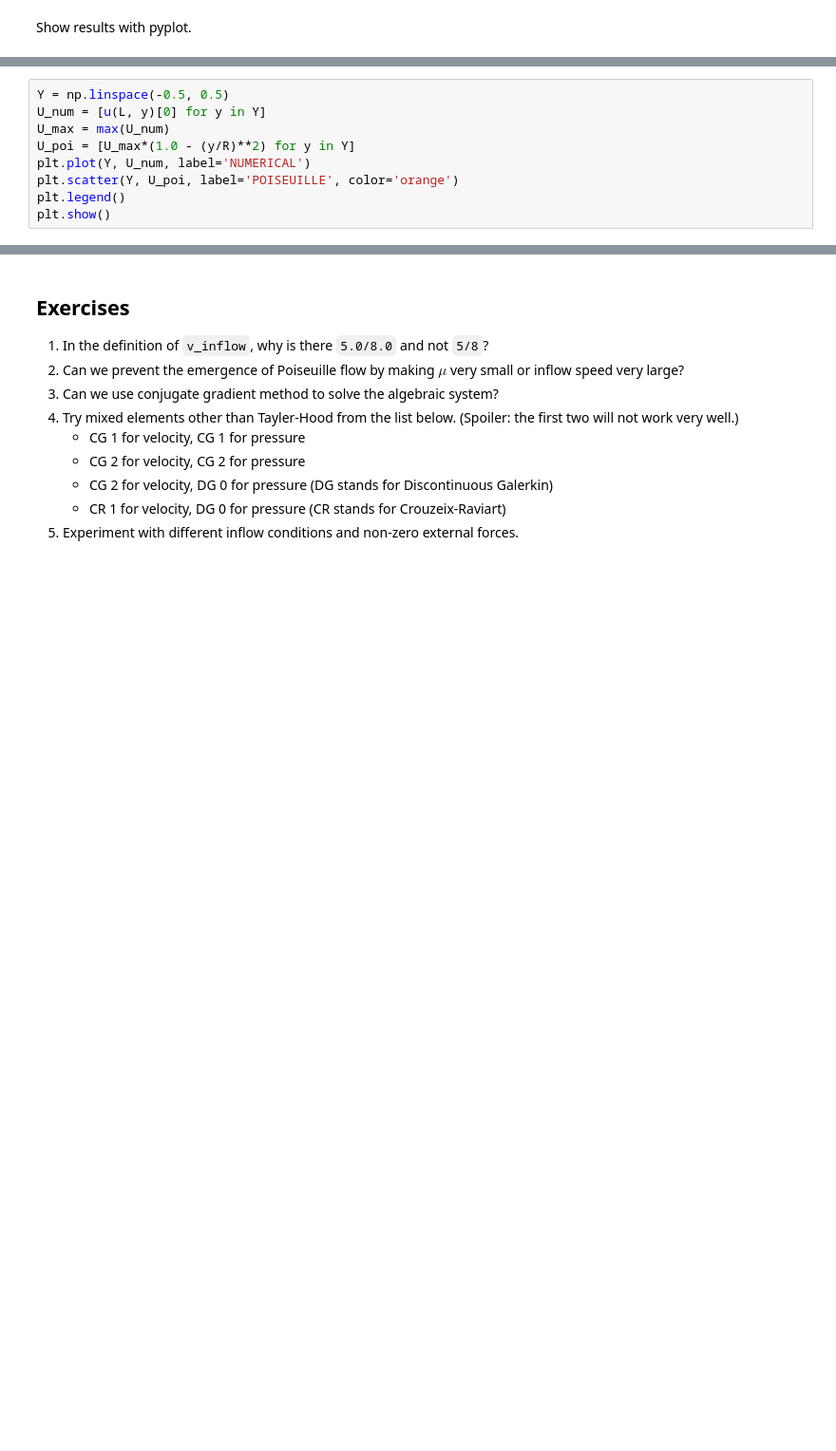
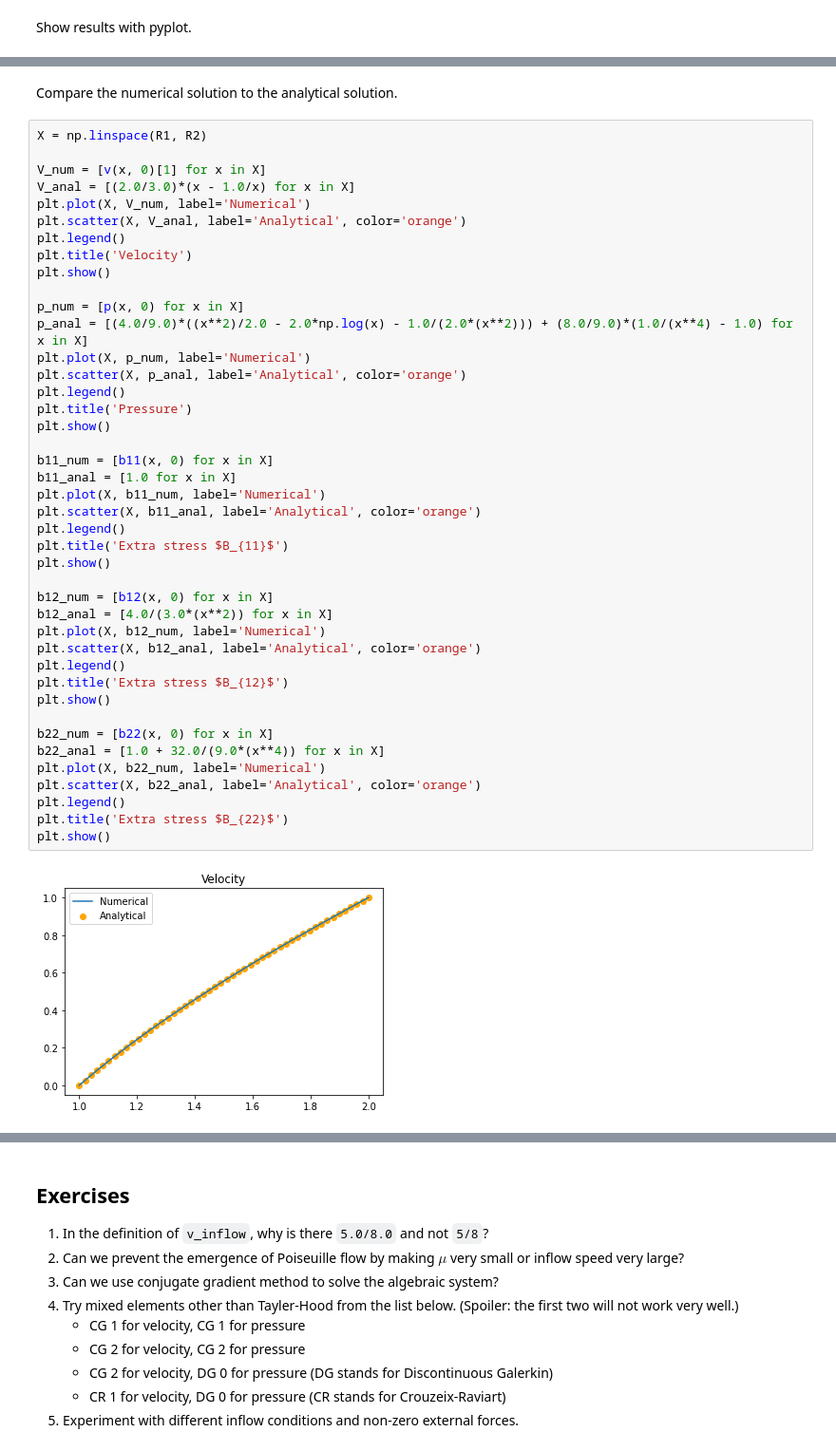
Before and after one commit to OndrejKincl/fenics-course-fluids, a Jupyter notebook: docs/source/OldroydB/OldroydB_Couette.ipynb, the cells around one changed output, grey strips where cells are left out. Shown: that part at 95% size. Cells and saved outputs as stored; diff of their text form; blank space fills up the shorter version.

```diff
--- a/docs/source/OldroydB/OldroydB_Couette.ipynb
+++ b/docs/source/OldroydB/OldroydB_Couette.ipynb
@@ -233,9 +236,46 @@ Plot velocity profile at the ouflow. Compare it to a parabolic profile (Poiseuil
-# %%
-Y = np.linspace(-0.5, 0.5)
-U_num = [u(L, y)[0] for y in Y]
-U_max = max(U_num)
-U_poi = [U_max*(1.0 - (y/R)**2) for y in Y]
-plt.plot(Y, U_num, label='NUMERICAL')
-plt.scatter(Y, U_poi, label='POISEUILLE', color='orange')
-plt.legend()
-plt.show()
+# %% [markdown]
+Compare the numerical solution to the analytical solution.
+# %%
+X = np.linspace(R1, R2)
+
+V_num = [v(x, 0)[1] for x in X]
+V_anal = [(2.0/3.0)*(x - 1.0/x) for x in X]
+plt.plot(X, V_num, label='Numerical')
+plt.scatter(X, V_anal, label='Analytical', color='orange')
+plt.legend()
+plt.title('Velocity')
+plt.show()
+
+p_num = [p(x, 0) for x in X]
+p_anal = [(4.0/9.0)*((x**2)/2.0 - 2.0*np.log(x) - 1.0/(2.0*(x**2))) + (8.0/9.0)*(1.0/(x**4) - 1.0) for x in X]
+plt.plot(X, p_num, label='Numerical')
+plt.scatter(X, p_anal, label='Analytical', color='orange')
+plt.legend()
+plt.title('Pressure')
+plt.show()
+
+b11_num = [b11(x, 0) for x in X]
+b11_anal = [1.0 for x in X]
+plt.plot(X, b11_num, label='Numerical')
+plt.scatter(X, b11_anal, label='Analytical', color='orange')
+plt.legend()
+plt.title('Extra stress $B_{11}$')
+plt.show()
+
+b12_num = [b12(x, 0) for x in X]
+b12_anal = [4.0/(3.0*(x**2)) for x in X]
+plt.plot(X, b12_num, label='Numerical')
+plt.scatter(X, b12_anal, label='Analytical', color='orange')
+plt.legend()
+plt.title('Extra stress $B_{12}$')
+plt.show()
+
+b22_num = [b22(x, 0) for x in X]
+b22_anal = [1.0 + 32.0/(9.0*(x**4)) for x in X]
+plt.plot(X, b22_num, label='Numerical')
+plt.scatter(X, b22_anal, label='Analytical', color='orange')
+plt.legend()
+plt.title('Extra stress $B_{22}$')
+plt.show()
+# %% [output]
+[figure, added]
```
Also changed, not shown: parts of 21 cells of this notebook.
